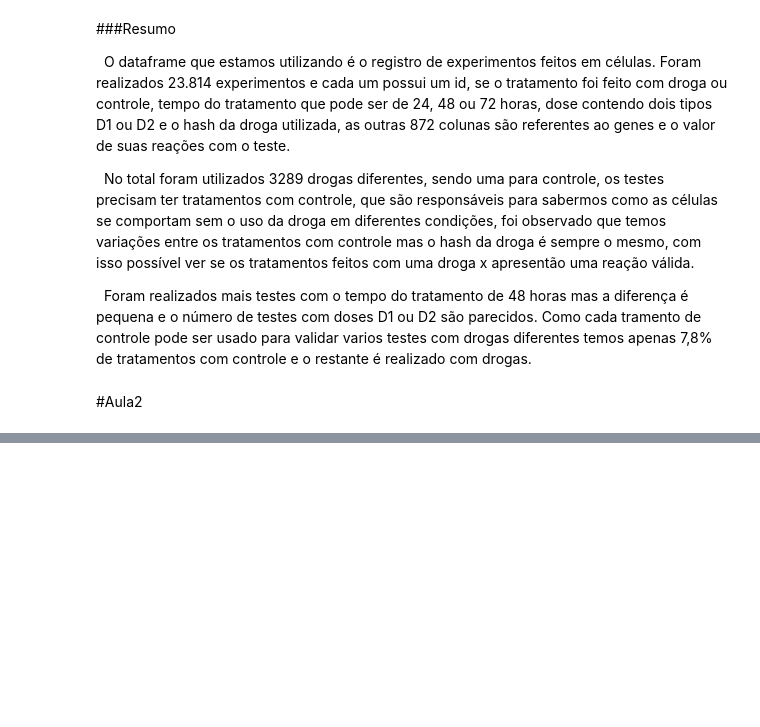
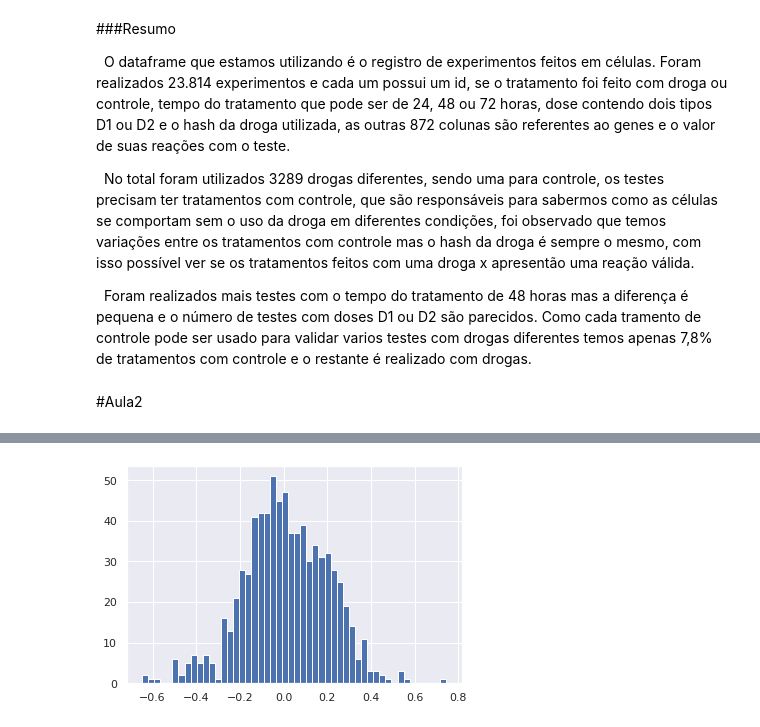
Before and after one commit to guidsantos/ImersaoDadosAlura, a Jupyter notebook: Imersão_de_Dados_Alura_01.ipynb, the cells around one changed output, grey strips where cells are left out. Saved outputs shown, nothing was run; the diff lists cells and outputs as text; code cells hidden in the pictures; blank space fills up the shorter version.

```diff
--- a/Imersão_de_Dados_Alura_01.ipynb
+++ b/Imersão_de_Dados_Alura_01.ipynb
@@ -301,0 +406,5 @@ Foram realizados mais testes com o tempo do tratamento de 48 horas mas a diferen
+# %%
+dados.loc[:,'g0':'g771'].describe().T['mean'].hist(bins=50)
+plt.show()
+# %% [output]
+[figure, added]
```
Also changed, not shown: parts of 44 cells of this notebook.
